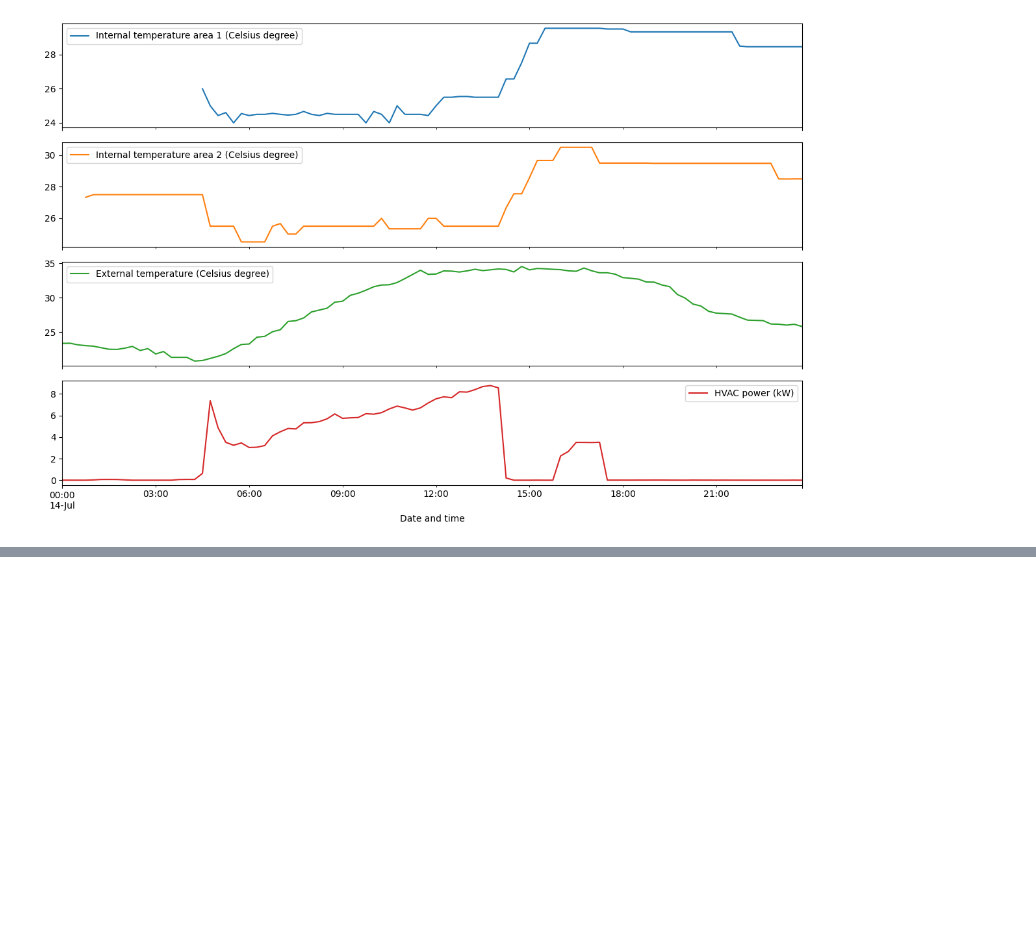
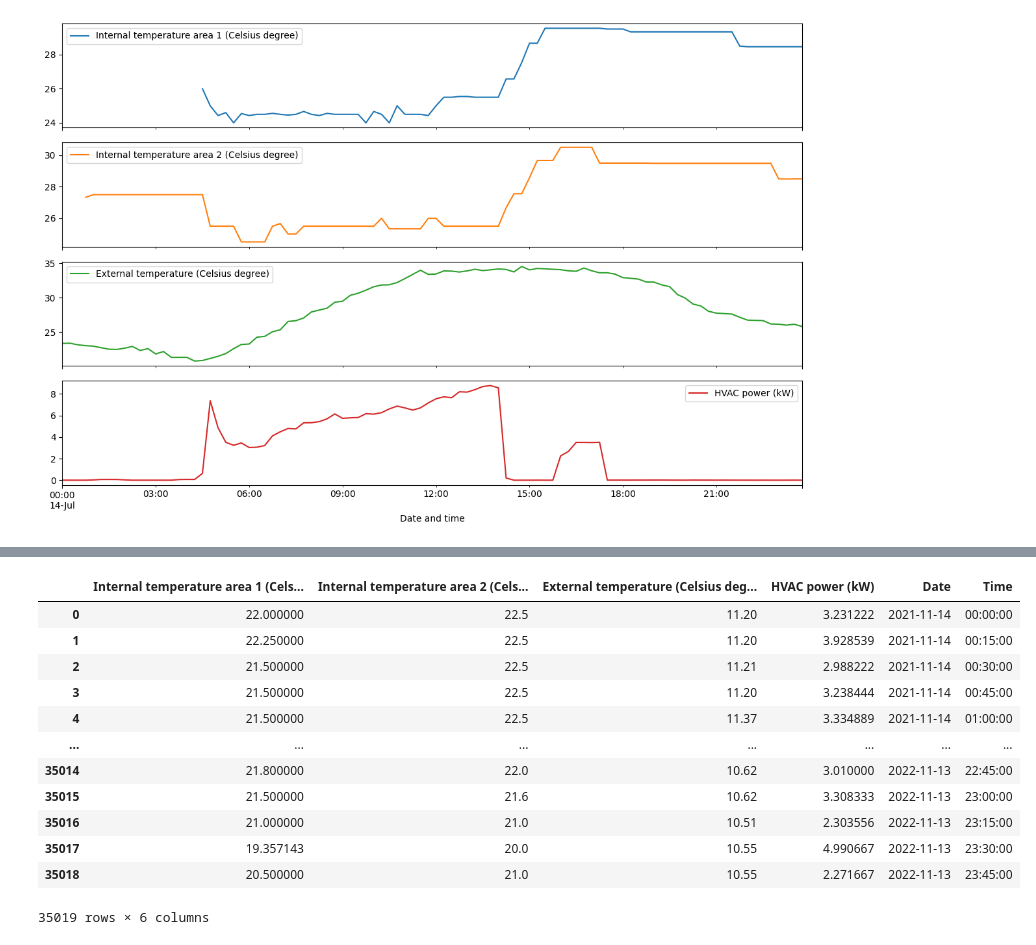
Before and after one commit to vedovati-matteo/noi_hack_SEC, a Jupyter notebook: data_test.ipynb, the cells around one changed output, grey strips where cells are left out. Saved outputs shown, nothing was run; the diff lists cells and outputs as text; code cells hidden in the pictures; blank space fills up the shorter version.

```diff
--- a/data_test.ipynb
+++ b/data_test.ipynb
@@ -125,0 +166,16 @@ print(df)
+# %%
+df
+# %% [output]
+|  | Internal temperature area 1 (Cels... | Internal temperature area 2 (Cels... | External temperature (Celsius deg... | HVAC power (kW) | Date | Time |
+| 0 | 22.000000 | 22.5 | 11.20 | 3.231222 | 2021-11-14 | 00:00:00 |
+| 1 | 22.250000 | 22.5 | 11.20 | 3.928539 | 2021-11-14 | 00:15:00 |
+| 2 | 21.500000 | 22.5 | 11.21 | 2.988222 | 2021-11-14 | 00:30:00 |
+| 3 | 21.500000 | 22.5 | 11.20 | 3.238444 | 2021-11-14 | 00:45:00 |
+| 4 | 21.500000 | 22.5 | 11.37 | 3.334889 | 2021-11-14 | 01:00:00 |
+| ... | ... | ... | ... | ... | ... | ... |
+| 35014 | 21.800000 | 22.0 | 10.62 | 3.010000 | 2022-11-13 | 22:45:00 |
+| 35015 | 21.500000 | 21.6 | 10.62 | 3.308333 | 2022-11-13 | 23:00:00 |
+| 35016 | 21.000000 | 21.0 | 10.51 | 2.303556 | 2022-11-13 | 23:15:00 |
+| 35017 | 19.357143 | 20.0 | 10.55 | 4.990667 | 2022-11-13 | 23:30:00 |
+| 35018 | 20.500000 | 21.0 | 10.55 | 2.271667 | 2022-11-13 | 23:45:00 |
+35019 rows × 6 columns
```
Also changed, not shown: parts of 14 cells of this notebook, 5 other files.
